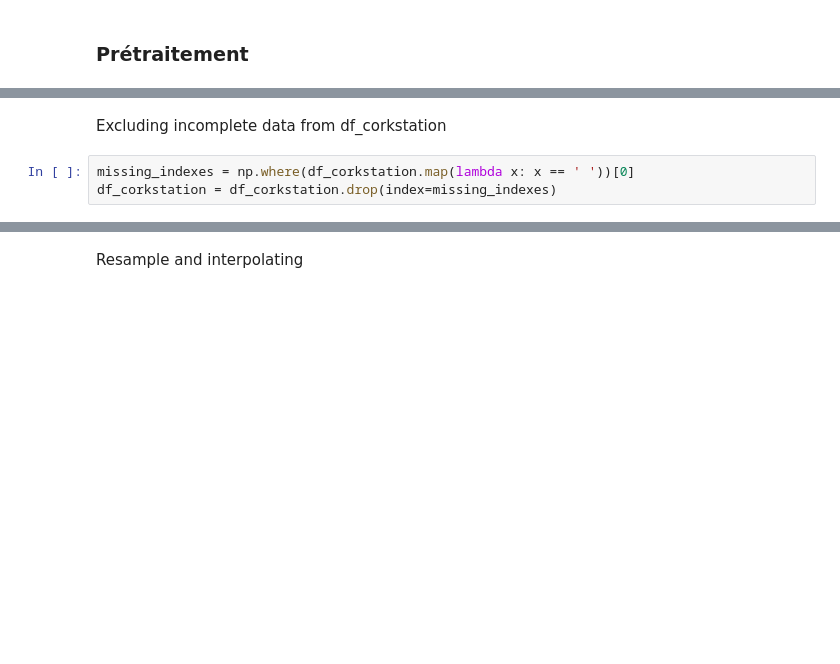
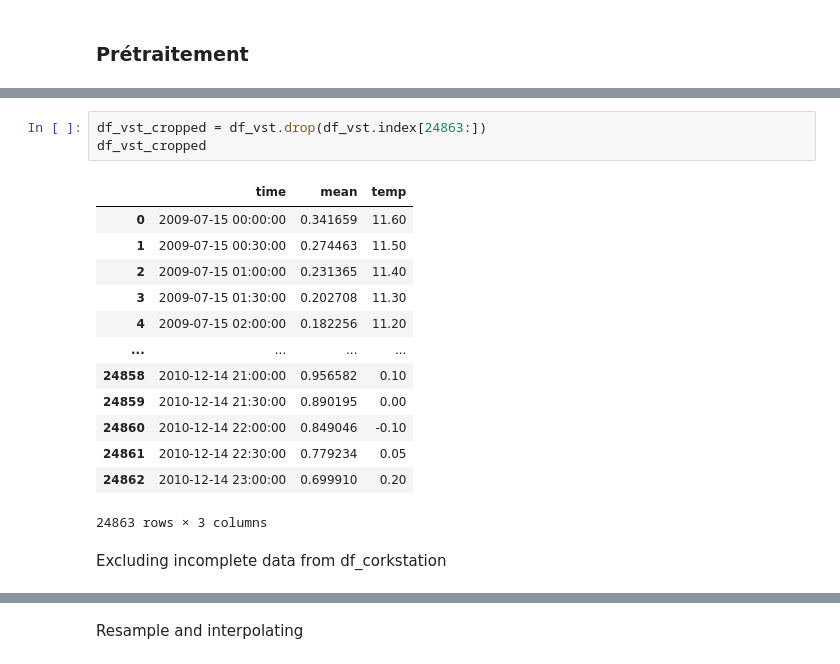
Before and after one commit to YounesOuarhim/Consommation--lectrique, a Jupyter notebook: alisson_bonatto.ipynb, the cells around one changed output, grey strips where cells are left out. Saved outputs shown, nothing was run; the diff lists cells and outputs as text; blank space fills up the shorter version.

```diff
--- a/alisson_bonatto.ipynb
+++ b/alisson_bonatto.ipynb
@@ -31,5 +50,19 @@ df_vst.head()
+# %%
+df_vst_cropped = df_vst.drop(df_vst.index[24863:])
+df_vst_cropped
+# %% [output]
+|  | time | mean | temp |
+| 0 | 2009-07-15 00:00:00 | 0.341659 | 11.60 |
+| 1 | 2009-07-15 00:30:00 | 0.274463 | 11.50 |
+| 2 | 2009-07-15 01:00:00 | 0.231365 | 11.40 |
+| 3 | 2009-07-15 01:30:00 | 0.202708 | 11.30 |
+| 4 | 2009-07-15 02:00:00 | 0.182256 | 11.20 |
+| ... | ... | ... | ... |
+| 24858 | 2010-12-14 21:00:00 | 0.956582 | 0.10 |
+| 24859 | 2010-12-14 21:30:00 | 0.890195 | 0.00 |
+| 24860 | 2010-12-14 22:00:00 | 0.849046 | -0.10 |
+| 24861 | 2010-12-14 22:30:00 | 0.779234 | 0.05 |
+| 24862 | 2010-12-14 23:00:00 | 0.699910 | 0.20 |
+24863 rows × 3 columns
 # %% [markdown]
 Excluding incomplete data from df_corkstation
-# %%
-missing_indexes = np.where(df_corkstation.map(lambda x: x == ' '))[0]
-df_corkstation = df_corkstation.drop(index=missing_indexes)
```
Also changed, not shown: parts of 6 cells of this notebook.
